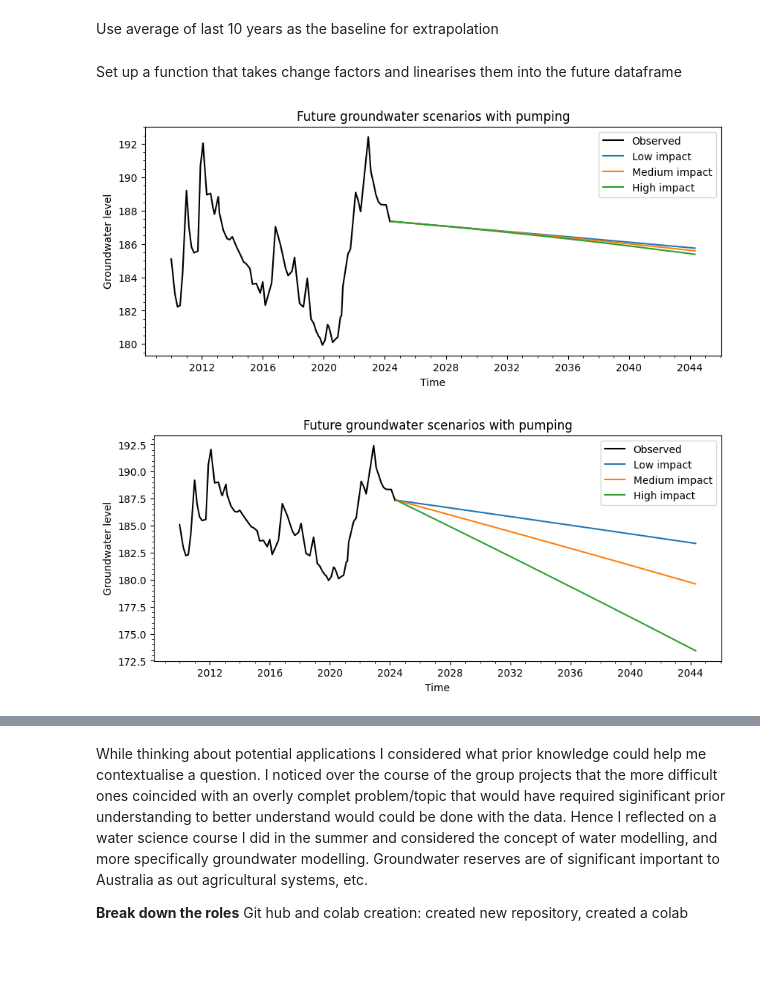
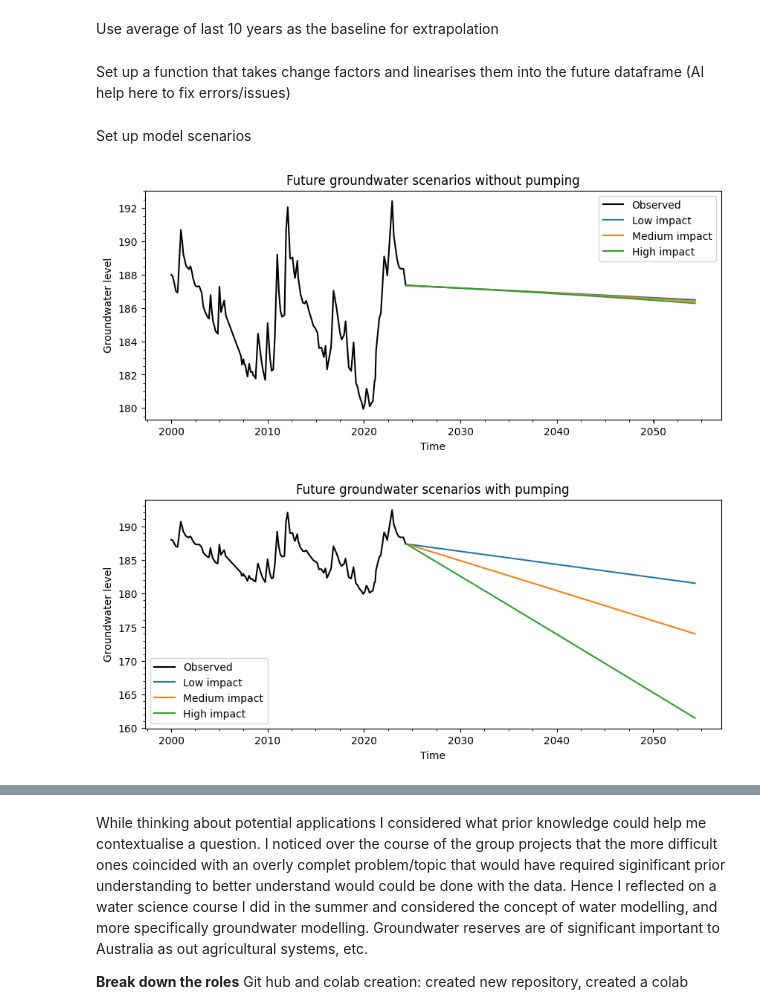
Before and after one commit to Clover130/u8229609-Individual-Project, a Jupyter notebook: EMSC2010_Individual_Project.ipynb, the cells around one changed output, grey strips where cells are left out. Saved outputs shown, nothing was run; the diff lists cells and outputs as text; code cells hidden in the pictures; blank space fills up the shorter version.

```diff
--- a/EMSC2010_Individual_Project.ipynb
+++ b/EMSC2010_Individual_Project.ipynb
@@ -1560,14 +1650,11 @@ def run_groundwater_model_pumping(data, recharge_fraction, specific_yield, pumpi
 
     for step in range(1, len(data)):
 
-        recharge = recharge_fraction * rainfall[step] * abs(rain_coef)
+        recharge = recharge_fraction * rainfall[step] * recharge_weight
 
-        climate_discharge = (
-            et[step] * abs(et_coef) +
-            evap[step] * abs(evap_coef)
-        )
+        climate_discharge = (et[step] * abs(et_coef) +evap[step] * abs(evap_coef))
 
-        discharge = recharge_fraction * climate_discharge + pumping_rate
+        discharge = recharge_fraction * climate_discharge + pumping_rate # add pumping term to discharge
 
         delta_storage_mm = recharge - discharge
 
@@ -1716,3 +1756,7 @@ future_steps = future_years * 12
+# %%
+#Model up to 30 year (limit of credibility)
+future_years = 30
+future_steps = future_years * 12 # monthly steps
 # %% [markdown]
 Use average of last 10 years as the baseline for extrapolation
 # %%
@@ -1726,9 +1770,7 @@ baseline_gw = model_data["groundwater"].iloc[-1]
 # Create a dataframe for the future data (AI help)
 future_dates = pd.date_range(
     start=model_data.index[-1] + pd.DateOffset(months=1),
-    periods=future_steps,
-    freq="MS"
-)
+    periods=future_steps,freq="MS")
 
 future_data = pd.DataFrame(index=future_dates)
 
@@ -1737,7 +1779,7 @@ future_data["rainfall"] = baseline_rain
 future_data["et"] = baseline_et
 future_data["evap"] = baseline_evap
 # %% [markdown]
-Set up a function that takes change factors and linearises them into the future dataframe
+Set up a function that takes change factors and linearises them into the future dataframe (AI help here to fix errors/issues)
 # %%
 def make_future_scenario(rainfall_change_total, et_change_total, evap_change_total):
 
@@ -1752,25 +1794,15 @@ def make_future_scenario(rainfall_change_total, et_change_total, evap_change_tot
     future_data["evap"] = baseline_evap * (1 + evap_change_total * trend)
 
     return future_data
+# %% [markdown]
+Set up model scenarios
 # %%
-# low impact (minimial drying)
-scenario_low = make_future_scenario(
-    rainfall_change_total=-0.05,
-    et_change_total=0.05,
-    evap_change_total=0.05
-)
+# low impact (minimial drying, factors changed by 0.05)
+scenario_low = make_future_scenario(rainfall_change_total=-0.05,et_change_total=0.05,evap_change_total=0.05)
 
-# medium impact (moderate drying)
-scenario_med = make_future_scenario(
-    rainfall_change_total=-0.20,
-    et_change_total=0.20,
-    evap_change_total=0.20
-)
+# medium impact (moderate drying, factors changed by 0.2)
+scenario_med = make_future_scenario(rainfall_change_total=-0.20,et_change_total=0.20,evap_change_total=0.20)
 
-# high impact (severe drying)
-scenario_high = make_future_scenario(
-    rainfall_change_total=-0.35,
-    et_change_total=0.40,
-    evap_change_total=0.40
-)
+# high impact (severe drying, factors changed by 0.4)
+scenario_high = make_future_scenario(rainfall_change_total=-0.40,et_change_total=0.40,evap_change_total=0.40)
 # %%
@@ -1778,10 +1811,11 @@ gw_low = run_groundwater_model(scenario_low, best_recharge, best_sy)
 gw_med = run_groundwater_model(scenario_med, best_recharge, best_sy)
 gw_high = run_groundwater_model(scenario_high, best_recharge, best_sy)
 # %%
+# Plot scenarios without pumping
 plt.figure(figsize=(10, 4))
 
-# Focus on the most recent 15 years for better resolution of future data
-recent_observed = model_data.loc["2010":]
+# Focus on the last 25 years for better resolution of future data
+recent_observed = model_data.loc["2000":]
 
 plt.plot(recent_observed.index, recent_observed["groundwater"], 'k-', label="Observed")
 plt.plot(scenario_low.index, gw_low, label="Low impact")
@@ -1795,5 +1829,5 @@ plt.legend()
 plt.minorticks_on()
 plt.show()
 # %% [output]
-[figure, old version]
+[figure, new version]
 # %%
@@ -1803,19 +1838,20 @@ gw_high_pump = run_groundwater_model_pumping(scenario_high, best_recharge, best_
 # %%
+# Plot scenarios with pumping
 plt.figure(figsize=(10, 4))
 
 # Focus on the most recent 15 years for better resolution of future data
-recent_observed = model_data.loc["2010":]
+recent_observed = model_data.loc["2000":]
 
 plt.plot(recent_observed.index, recent_observed["groundwater"], 'k-', label="Observed")
 plt.plot(scenario_low.index, gw_low_pump, label="Low impact")
 plt.plot(scenario_med.index, gw_med_pump, label="Medium impact")
 plt.plot(scenario_high.index, gw_high_pump, label="High impact")
 
 plt.xlabel("Time")
 plt.ylabel("Groundwater level")
 plt.title("Future groundwater scenarios with pumping")
 plt.legend()
 plt.minorticks_on()
 plt.show()
 # %% [output]
-[figure, old version]
+[figure, new version]
```
Also changed, not shown: parts of 134 cells of this notebook.
